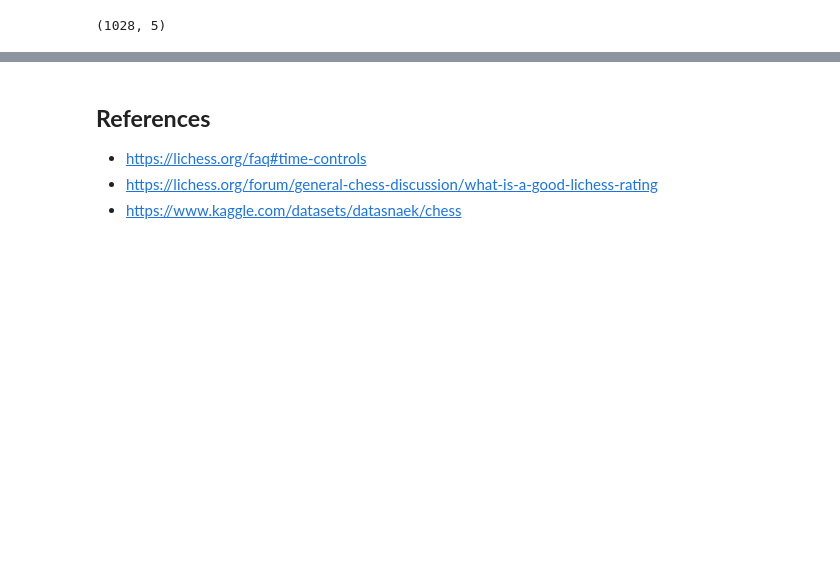
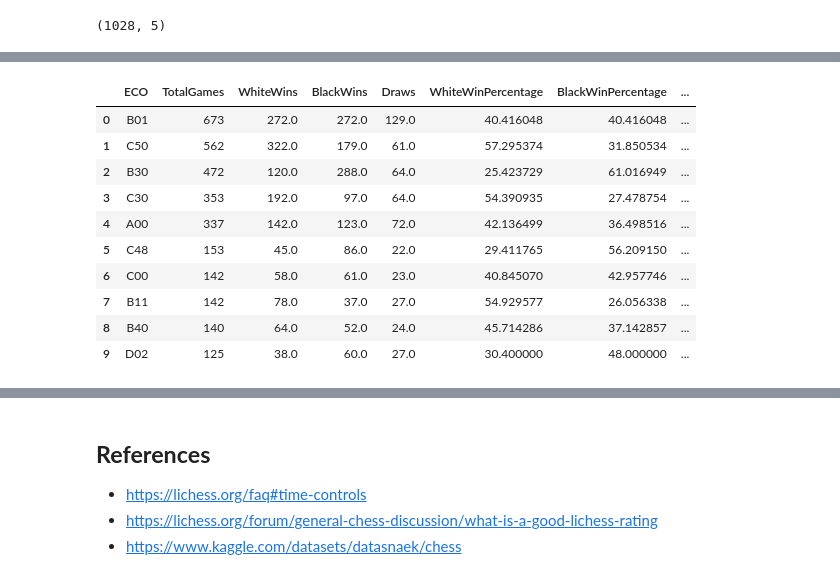
Before and after one commit to HappyPetDog/chess-opening-repertoire, a Jupyter notebook: chess-opening.ipynb, the cells around one changed output, grey strips where cells are left out. Cells and saved outputs as stored; diff of their text form; code cells hidden in the pictures; blank space fills up the shorter version.

```diff
--- a/chess-opening.ipynb
+++ b/chess-opening.ipynb
@@ -397,0 +472,34 @@ df_classical_advanced.shape
+# %%
+df_opening_blitz_advanced = df_blitz_advanced['ECO'].value_counts().reset_index()
+df_opening_blitz_advanced.columns = ['ECO', 'TotalGames']
+
+white_wins = df_blitz_advanced.loc[df_blitz_advanced['Result'] == 'white', 'ECO'].value_counts().reset_index()
+white_wins.columns = ['ECO', 'WhiteWins']
+df_opening_blitz_advanced = df_opening_blitz_advanced.merge(white_wins, on='ECO', how='left')
+
+black_wins = df_blitz_advanced.loc[df_blitz_advanced['Result'] == 'black', 'ECO'].value_counts().reset_index()
+black_wins.columns = ['ECO', 'BlackWins']
+df_opening_blitz_advanced = df_opening_blitz_advanced.merge(black_wins, on='ECO', how='left')
+
+draws = df_blitz_advanced.loc[df_blitz_advanced['Result'] == 'draw', 'ECO'].value_counts().reset_index()
+draws.columns = ['ECO', 'Draws']
+df_opening_blitz_advanced = df_opening_blitz_advanced.merge(draws, on='ECO', how='left')
+
+df_opening_blitz_advanced.fillna(0, inplace=True)
+
+df_opening_blitz_advanced['WhiteWinPercentage'] = (df_opening_blitz_advanced['WhiteWins'] / df_opening_blitz_advanced['TotalGames']) * 100
+df_opening_blitz_advanced['BlackWinPercentage'] = (df_opening_blitz_advanced['BlackWins'] / df_opening_blitz_advanced['TotalGames']) * 100
+df_opening_blitz_advanced['DrawPercentage'] = (df_opening_blitz_advanced['Draws'] / df_opening_blitz_advanced['TotalGames']) * 100
+df_opening_blitz_advanced.head(10)
+# %% [output]
+|  | ECO | TotalGames | WhiteWins | BlackWins | Draws | WhiteWinPercentage | BlackWinPercentage | ... |
+| 0 | B01 | 673 | 272.0 | 272.0 | 129.0 | 40.416048 | 40.416048 | ... |
+| 1 | C50 | 562 | 322.0 | 179.0 | 61.0 | 57.295374 | 31.850534 | ... |
+| 2 | B30 | 472 | 120.0 | 288.0 | 64.0 | 25.423729 | 61.016949 | ... |
+| 3 | C30 | 353 | 192.0 | 97.0 | 64.0 | 54.390935 | 27.478754 | ... |
+| 4 | A00 | 337 | 142.0 | 123.0 | 72.0 | 42.136499 | 36.498516 | ... |
+| 5 | C48 | 153 | 45.0 | 86.0 | 22.0 | 29.411765 | 56.209150 | ... |
+| 6 | C00 | 142 | 58.0 | 61.0 | 23.0 | 40.845070 | 42.957746 | ... |
+| 7 | B11 | 142 | 78.0 | 37.0 | 27.0 | 54.929577 | 26.056338 | ... |
+| 8 | B40 | 140 | 64.0 | 52.0 | 24.0 | 45.714286 | 37.142857 | ... |
+| 9 | D02 | 125 | 38.0 | 60.0 | 27.0 | 30.400000 | 48.000000 | ... |
```
Also changed, not shown: parts of 18 cells of this notebook.
